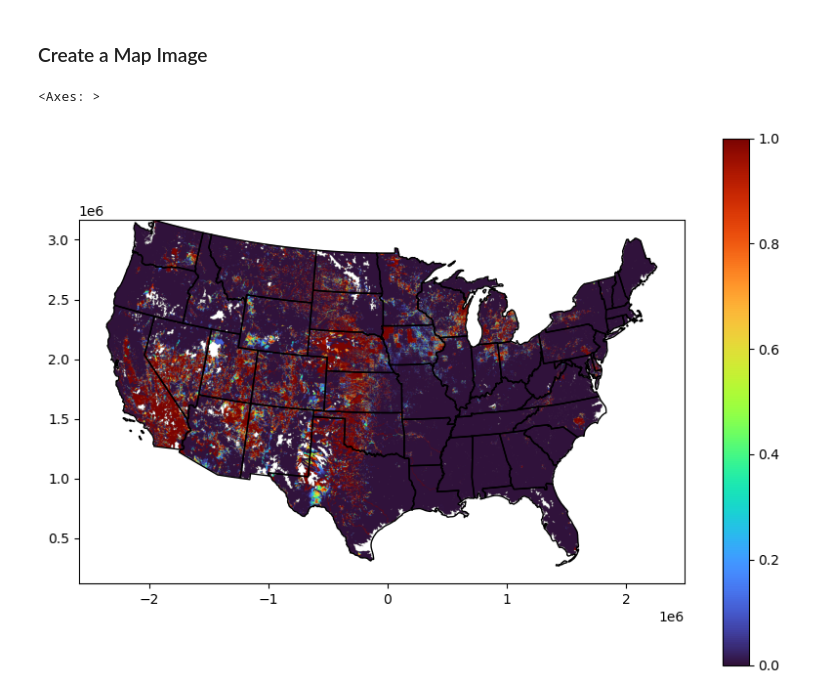
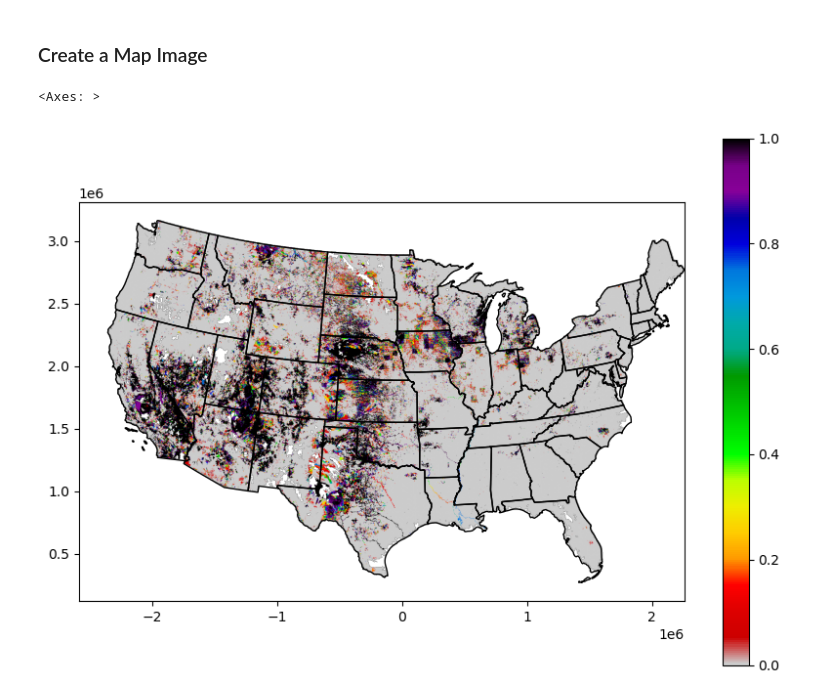
Before and after one commit to mpennino/Future_DW_NO3, a Jupyter notebook: Code/Future_Maps.ipynb, the cells around one changed output. Drawn from its saved outputs; the diff is of its cells as text; code cells hidden in the pictures.

```diff
--- a/Code/Future_Maps.ipynb
+++ b/Code/Future_Maps.ipynb
@@ -176,7 +255,7 @@ states = gpd.read_file(states_path)
 import rioxarray
 
 # 1. Load the shapefile and the raster
-raster = rioxarray.open_rasterio("torch_current_preds_COMID_raster_1000m_sw.tif")
+raster = rioxarray.open_rasterio("torch_current_preds_COMID_raster_3000m_sw_v1.tif")
 
 # 2. Ensure both layers share the same CRS
 if states.crs != raster.rio.crs:
@@ -186,7 +265,7 @@ if states.crs != raster.rio.crs:
 clipped_raster = raster.rio.clip(states.geometry, states.crs, drop=True)
 
 # 4. Save the clipped raster to a new file
-clipped_raster.rio.to_raster("torch_current_preds_COMID_raster_1000m_sw_CONUS.tif")
+clipped_raster.rio.to_raster("torch_current_preds_COMID_raster_3000m_sw_CONUS_v1.tif")
 # %%
 type('torch_current_preds_COMID_raster_1000m_sw.tif')
 # %% [output]
@@ -206,7 +285,7 @@ import matplotlib.pyplot as plt
 
 # 1. Open the raster dataset
 #raster_path =  "torch_current_preds_COMID_raster_1000m_sw.tif"
-raster_path =  "torch_current_preds_COMID_raster_1000m_sw_CONUS.tif"
+raster_path =  "torch_current_preds_COMID_raster_3000m_sw_CONUS_v1.tif"
 
 src = rasterio.open(raster_path)
 
@@ -234,32 +313,32 @@ fig, ax = plt.subplots(figsize=(10, 10))
 # 'Set1_r', 'Set2', 'Set2_r', 'Set3', 'Set3_r', 'Spectral', 'Spectral_r', 'Wistia', 'Wistia_r', 'YlGn', 'YlGnBu', 'YlGnBu_r',
 # 'YlGn_r', 'YlOrBr', 'YlOrBr_r', 'YlOrRd', 'YlOrRd_r', 'afmhot', 'afmhot_r', 'autumn', 'autumn_r', 'berlin', 'berlin_r', 'binary',
 # 'binary_r', 'bone', 'bone_r', 'brg', 'brg_r', 'bwr', 'bwr_r', 'cividis', 'cividis_r', 'cool', 'cool_r', 'coolwarm', 'coolwarm_r',
 # 'copper', 'copper_r', 'cubehelix', 'cubehelix_r', 'flag', 'flag_r', 'gist_earth', 'gist_earth_r', 'gist_gray', 'gist_gray_r', 'gist_grey',
 # 'gist_grey_r', 'gist_heat', 'gist_heat_r', 'gist_ncar', 'gist_ncar_r', 'gist_rainbow', 'gist_rainbow_r', 'gist_stern', 'gist_stern_r',
 # 'gist_yarg', 'gist_yarg_r', 'gist_yerg', 'gist_yerg_r', 'gnuplot', 'gnuplot2', 'gnuplot2_r', 'gnuplot_r', 'gray', 'gray_r', 'grey', 'grey_r',
 # 'hot', 'hot_r', 'hsv', 'hsv_r', 'inferno', 'inferno_r', 'jet', 'jet_r', 'magma', 'magma_r', 'managua', 'managua_r', 'nipy_spectral', 'nipy_spectral_r',
 # 'ocean', 'ocean_r', 'pink', 'pink_r', 'plasma', 'plasma_r', 'prism', 'prism_r', 'rainbow', 'rainbow_r', 'seismic', 'seismic_r',
 # 'spring', 'spring_r', 'summer', 'summer_r', 'tab10', 'tab10_r', 'tab20', 'tab20_r', 'tab20b', 'tab20b_r', 'tab20c', 'tab20c_r',
 # 'terrain', 'terrain_r', 'turbo', 'turbo_r', 'twilight', 'twilight_r', 'twilight_shifted', 'twilight_shifted_r', 'vanimo', 'vanimo_r', 'viridis', 'viridis_r', 'winter', 'winter_r'
 
-image_hidden = show(src, ax=ax, cmap='turbo') # managua_r, nipy_spectral_r, Spectral_r, jet, plasma, RdYlBu_r, turbo
+image_hidden = show(src, ax=ax, cmap='managua_r') # managua_r, nipy_spectral_r, Spectral_r, RdYlBu_r, jet, plasma,  turbo
 
 # 4. Add map elements
 #ax.set_title("My Raster Map", fontsize=16)
 #ax.set_xlabel("Longitude / Easting")
 #ax.set_ylabel("Latitude / Northing")
 
 # 5. Extract the image object to construct a matching color bar
 fig.colorbar(image_hidden.get_images()[0], ax=ax, shrink=0.7)
 
 # 6. Overlay the state boundaries
 states.plot(ax=ax, facecolor='none', edgecolor='black', linewidth=1.0)
 
 # 6. Save the final map as a high-quality PNG or JPG image
 #plt.savefig("raster_map.png", dpi=300, bbox_inches='tight')
 
 # 7. Display the map on screen (optional)
 #plt.show()
 # %% [output]
 <Axes: >
-[figure, old version]
+[figure, new version]
```
Also changed, not shown: parts of 20 cells of this notebook, 1 other file.
